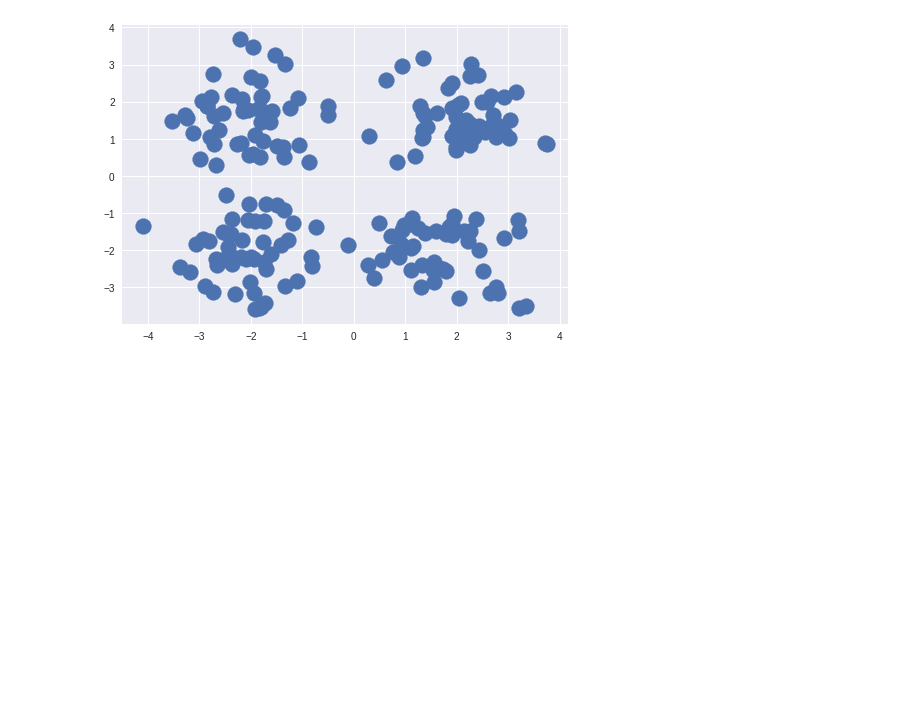
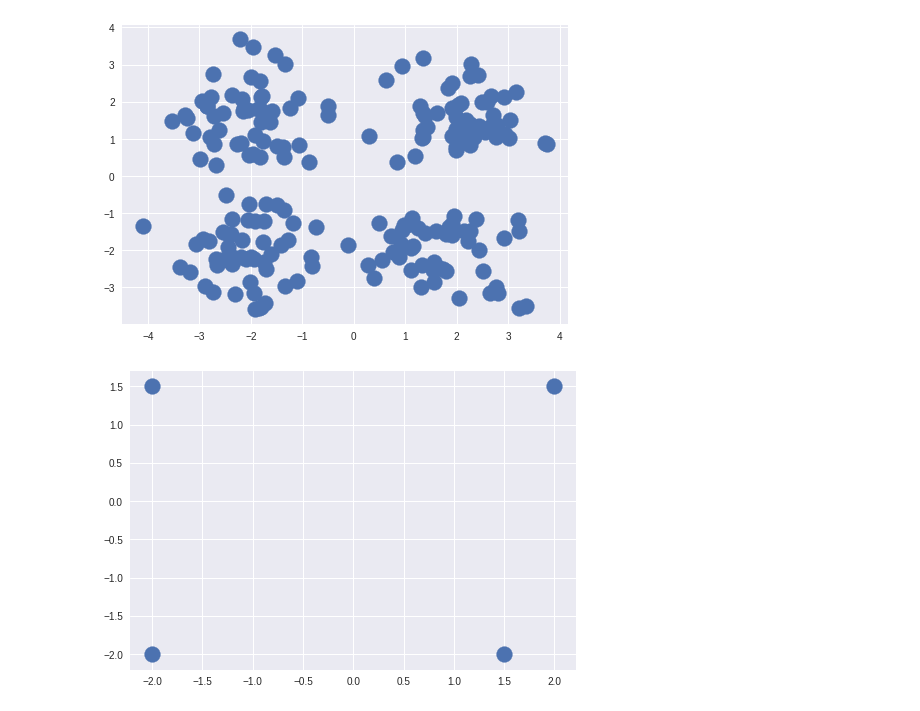
Before and after one commit to ygw365/dl, a Jupyter notebook: dl.ipynb, the cells around one changed output. Cells and saved outputs as stored; diff of their text form; code cells hidden in the pictures; blank space fills up the shorter version.

```diff
--- a/dl.ipynb
+++ b/dl.ipynb
@@ -374,3 +374,56 @@ plt.plot()
 # %% [output]
 []
 [figure]
+# %%
+import tensorflow as tf
+import numpy as np
+import time
+
+import matplotlib
+import matplotlib.pyplot as plt
+
+from sklearn.datasets.samples_generator import make_blobs
+from sklearn.datasets.samples_generator import make_circles
+
+DATA_TYPE = 'blobs'
+
+N = 200
+
+# Number of clusters, if we choose circles, only 2 will be enough
+if (DATA_TYPE == 'circle'):
+    K=2
+else:
+    K=4
+
+# Maximum number of iterations, if the conditions are not met
+MAX_ITERS = 1000
+
+start = time.time()
+
+# 四个质心位置
+centers = [(-2, -2), (-2, 1.5), (1.5, -2), (2, 1.5)]
+if (DATA_TYPE == 'circle'):
+    # n_samples 是数据的数目，
+    # shuffle 指数据是否发乱，
+    # noise 是添加到圆形数据集上的随机噪声数据，
+    # random_state 是随机种子，
+    # factor 是环形数据间的比例因子。
+   data, features = make_circles(n_samples=200, shuffle=True, noise= 0.01, factor=0.4)
+else:
+    # n_samples 是数据的数目，
+    # n_features 是特征数据的列的数目（维度），
+    # centers 是类的中心，
+    # cluster_std 是标准差，
+    # center_box 是随机生成数据中心时中心的边界，
+    # shuffle 指是否打乱样品，
+    # random_state 是随机种子
+    # 生成中心点附近的随机点
+   data, features = make_blobs (n_samples=200, centers=centers, n_features = 2, cluster_std=0.8, shuffle=False, random_state=42)
+
+# 初始化画布
+fig, ax = plt.subplots()
+# 绘制散点，质心x坐标，y坐标
+ax.scatter(np.asarray(centers).transpose()[0], np.asarray(centers).transpose()[1], marker = 'o', s = 250)
+plt.show()
+# %% [output]
+[figure, added]
```
Also changed, not shown: parts of 12 cells of this notebook.
